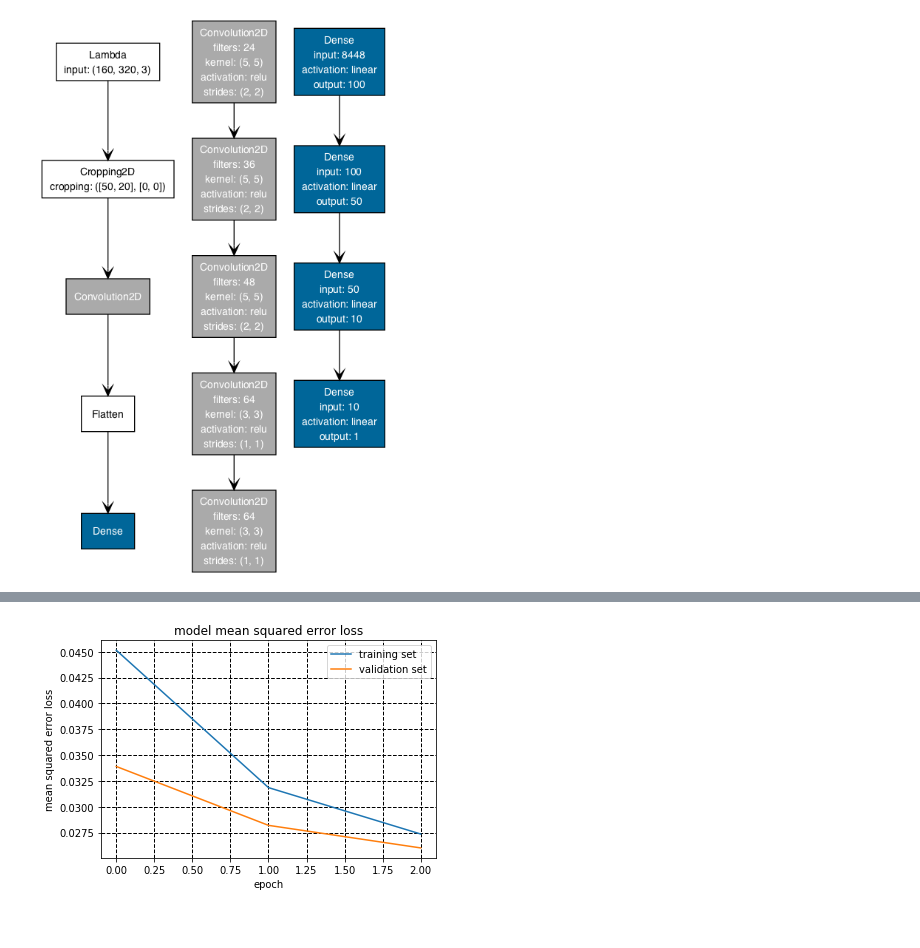
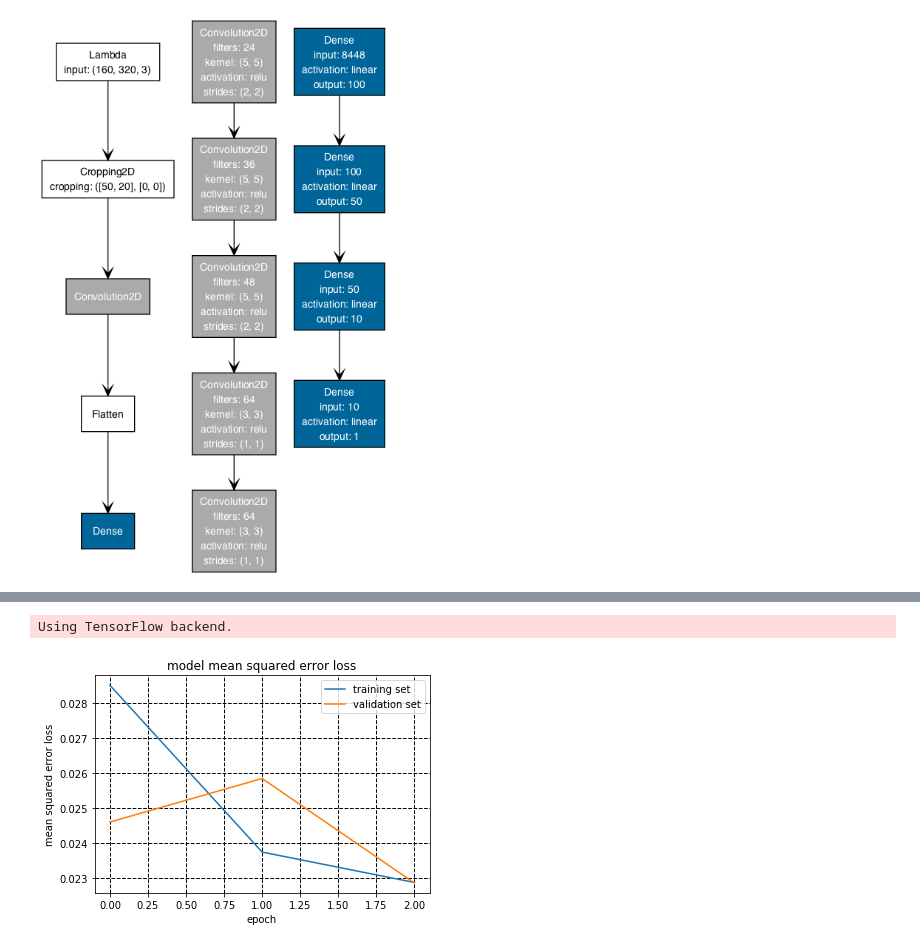
Before and after one commit to deidaraho/CarND-Behavioral-Cloning-P3, a Jupyter notebook: visualization.ipynb, the cells around one changed output, grey strips where cells are left out. Cells and saved outputs as stored; diff of their text form; code cells hidden in the pictures.

```diff
--- a/visualization.ipynb
+++ b/visualization.ipynb
@@ -158,20 +158,21 @@ ________________________________________________________________________________
 # %%
 from keras.models import Model
 import matplotlib.pyplot as plt
 %matplotlib inline
 
 # dict_keys(['loss', 'val_loss'])
-loss = [0.045153103061875123, 0.031848681302726264, 0.027354457760211899]
-valid_loss = [0.033896364609334075, 0.028193514087644336, 0.026007735237962643]
+loss = [0.028503450165901865, 0.023737251779271495, 0.0228691612399878]
+valid_loss = [0.02459504016781155, 0.02583869106177264, 0.0228558433819798]
 
 ### plot the training and validation loss for each epoch
 plt.plot(loss)
 plt.plot(valid_loss)
 plt.title('model mean squared error loss')
 plt.ylabel('mean squared error loss')
 plt.xlabel('epoch')
 plt.legend(['training set', 'validation set'], loc='upper right')
 plt.grid(color='black', linestyle='--', linewidth=1)
 plt.show()
 # %% [output]
+Using TensorFlow backend.
-[figure, old version]
+[figure, new version]
```
Also changed, not shown: 6 other files.
